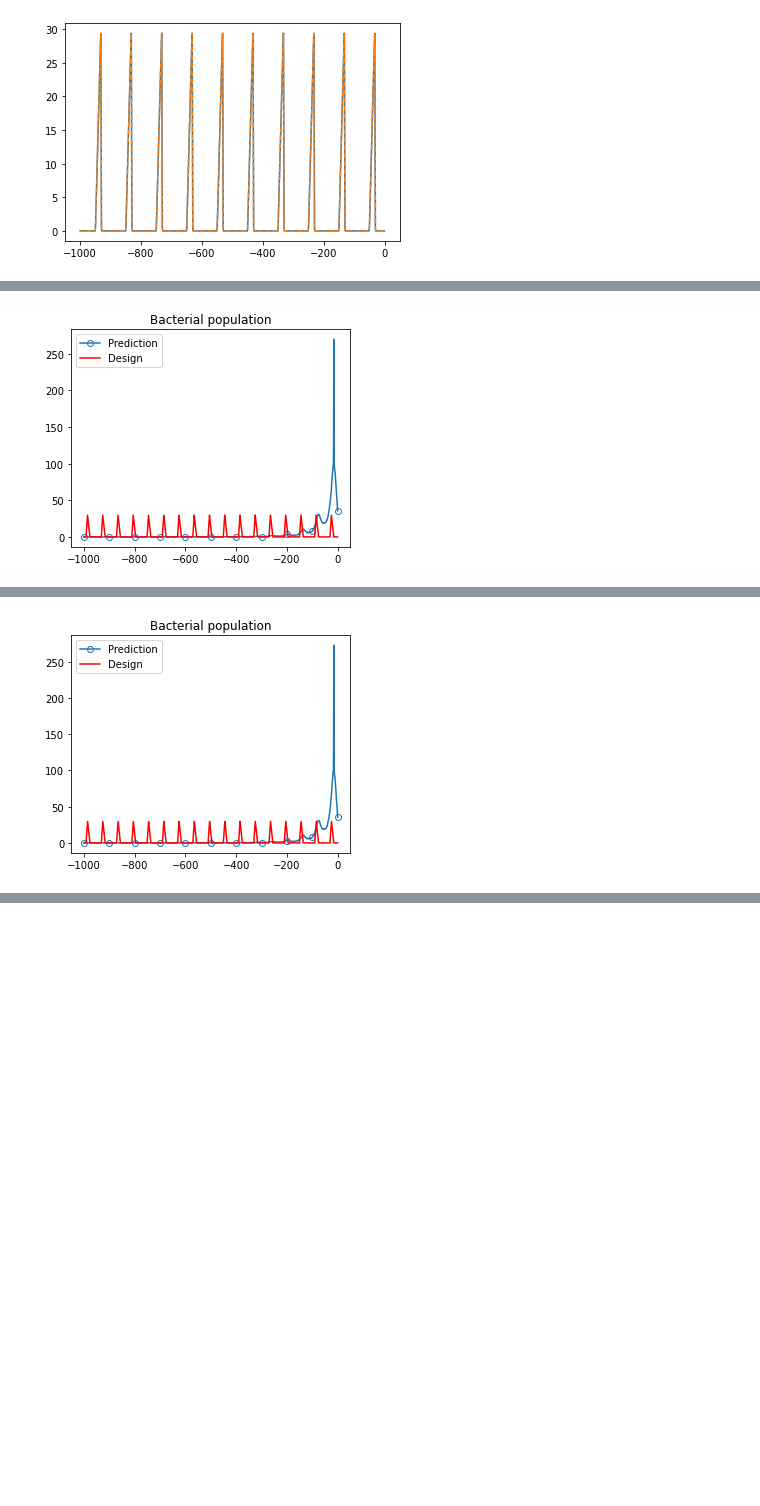
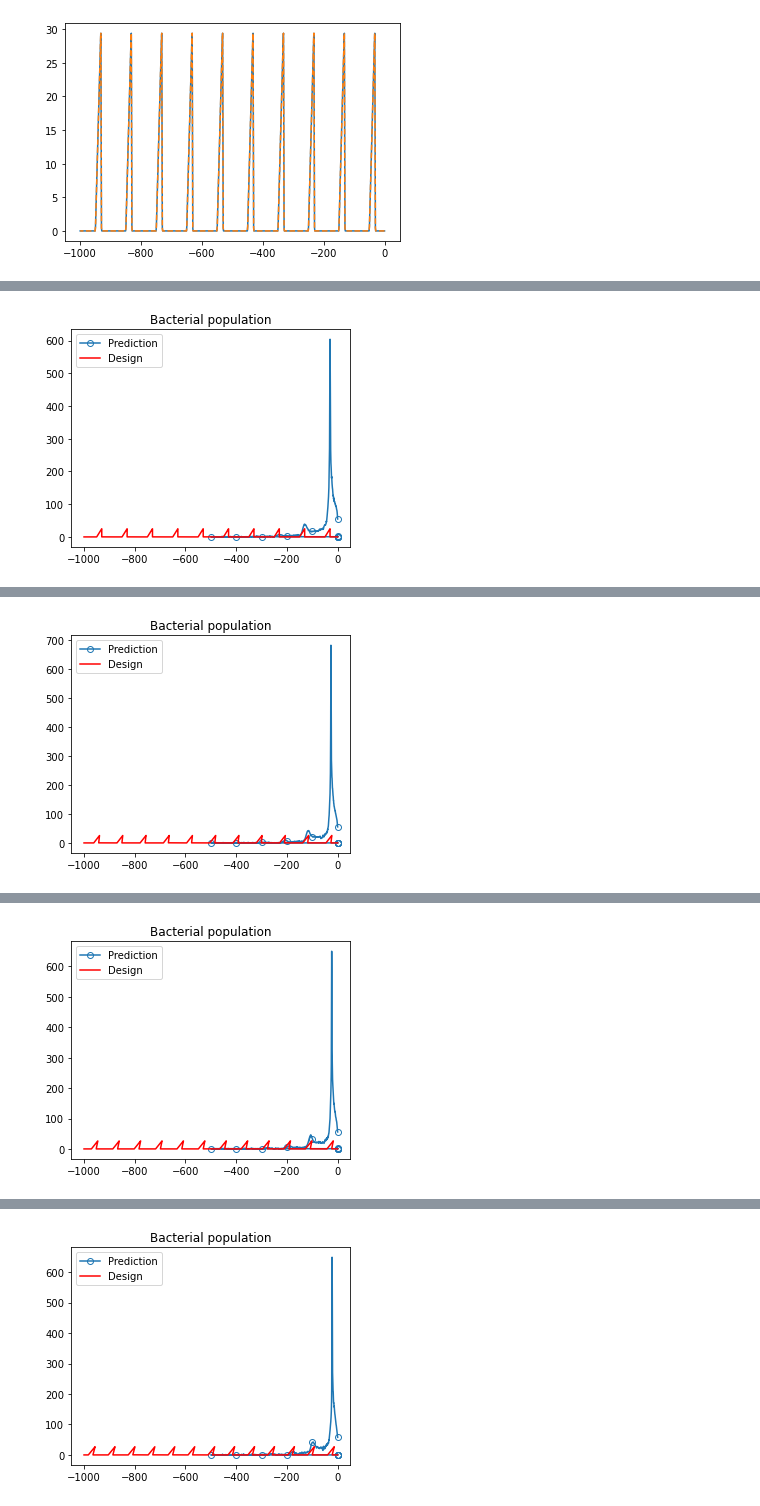
Before and after one commit to zongyi-li/Geo-FNO-catheter, a Jupyter notebook: data_design_length.ipynb, the cells around one changed output, grey strips where cells are left out. Cells and saved outputs as stored; diff of their text form; code cells hidden in the pictures; blank space fills up the shorter version.

```diff
--- a/data_design_length.ipynb
+++ b/data_design_length.ipynb
@@ -189,14 +197,18 @@ min loss =  267931.9210377491 L_p, x2, x3, h =  tensor(60.0993) tensor(-24.5590)
 ################################################################
 
 
-model = torch.load("catheter_plain_length_model_1d500", map_location=device)
+model = torch.load("catheter_plain_length_model_1d1000", map_location=device)
 print(count_params(model))
 
-learning_rate = 0.0001
-epochs = 10001
+learning_rate = 0.001
+epochs = 5001
 step_size = 1000
-gamma = 0.5
+gamma = 0.1
 
+# learning_rate = 0.001
+# epochs = 5001
+# step_size = 500
+# gamma = 0.5
 
 # constraints
 #               60 < L_p < 250
@@ -204,27 +216,62 @@ gamma = 0.5
 #               -L_p/4 < x2 - x1 < L_p/4
 #               15 < x3 - x1 < L_p/4
 #               20 < h < 30
+# def transfer(theta):
+
+#     L_p = 60 + (250 - 60)/(1 + torch.abs(theta[0]))
+#     x1 = -0.5*L_p
+#     x2 = x1  - L_p/4 + (L_p/2)/(1 + torch.abs(theta[1]))
+#     x3 = x1  + 15 + (L_p/4 - 15)/(1 + torch.abs(theta[2]))
+#     h = 20   + (10)/(1 + torch.abs(theta[3]))
+#     return L_p, x1, x2, x3, h
+
+# def inv_transfer(L_p, x2, x3, h):
+#     x1 = -0.5*L_p
+#     theta = np.zeros(4)
+#     theta[0] = (250 - 60)/(L_p - 60) - 1
+#     theta[1] = (L_p/2)/(x2 - x1  + L_p/4) - 1
+#     theta[2] = (L_p/4 - 15)/(x3 - x1  - 15) - 1
+#     theta[3] = 10/(h - 20 ) - 1
+#     return theta
+
+
+# constraints
+#               60 < L_p < 250
+#               x1 = -0.5L_p
+#
+#               15 < x3 - x1 < L_p/4
+#.          -L_p/4 < x2 - x3 < L_p/4
+#               20 < h < 30
+# def transfer(theta):
 def transfer(theta):
 
-    L_p = 60 + (150 - 60)/(1 + torch.abs(theta[0]))
+    L_p = 60 + (250 - 60)/(1 + torch.exp(theta[0]))
     x1 = -0.5*L_p
-    x2 = x1  - L_p/4 + (L_p/2)/(1 + torch.abs(theta[1]))
-    x3 = x1  + 15 + (L_p/4 - 15)/(1 + torch.abs(theta[2]))
-    h = 20   + (10)/(1 + torch.abs(theta[3]))
+    x3 = x1  + 15 + (L_p/4 - 15)/(1 + torch.exp(theta[2]))
+    x2 = x3  - L_p/4 + (L_p/2)/(1 + torch.exp(theta[1]))
+    h = 20   + (10)/(1 + torch.exp(theta[3]))
     return L_p, x1, x2, x3, h
 
+
 def inv_transfer(L_p, x2, x3, h):
+    x1 = -0.5*L_p
     theta = np.zeros(4)
-    theta[0] = (150 - 60)/(L_p - 60) - 1
-    theta[1] = (L_p/2)/(x2 - x1  + L_p/4) - 1
-    theta[2] = (L_p/4 - 15)/(x3 - x1  - 15) - 1
-    theta[3] = 10/(h - 20 ) - 1
+    theta[0] = np.log( (250 - 60)/(L_p - 60) - 1 )
+    theta[1] = np.log( (L_p/2)/(x2 - x3  + L_p/4) - 1 )
+    theta[2] = np.log( (L_p/4 - 15)/(x3 - x1  - 15) - 1 )
+    theta[3] = np.log( 10/(h - 20 ) - 1 )
     return theta
 
-sample, uf, L_p, x1, x2, x3, h = inputPara[:, loss_min_ind]
+# sample, uf, L_p, x1, x2, x3, h = inputPara[:, loss_min_ind]
+# L_p, x2, x3, h = 80.0, -22.0, -22.0, 28.0
+L_p, x2, x3, h = 100.0, -30.0, -30.0, 25.0
+# L_p, x2, x3, h = 61.0, -30.0, -15.0, 29.0
+# x2, x3, h = 73.85438537597656, -9.479606628417969, -19.35201644897461, 27.60188102722168
 theta0 =    inv_transfer(L_p, x2, x3, h)
 
+
 theta = torch.tensor(theta0.astype(np.float32) , requires_grad=True)
+print("initialize : ", transfer(theta))
 
 optimizer = Adam([theta], lr=learning_rate)
 scheduler = torch.optim.lr_scheduler.StepLR(optimizer, step_size=step_size, gamma=gamma)
@@ -235,7 +282,7 @@ myloss = LpLoss(size_average=False)
 L_x = 1000
 N_s = 2001
 xx_mask = (torch.linspace(1.0, 0, N_s) * (-L_x)).to(device)
-
+xx_mask[0:1000] = 0.0
 for ep in range(epochs):
     model.train()
     t1 = default_timer()
@@ -273 +321 @@ L_p, x1, x2, x3, h  =  60.09925079345703 -30.049625396728516 -24.55898094177246
-[figure, old version]
+[figure, new version]
@@ -276 +324 @@ L_p, x1, x2, x3, h  =  60.099246978759766 -30.049623489379883 -24.14391708374023
-[figure, old version]
+[figure, new version]
@@ -277,0 +327 @@ KeyboardInterrupt:
+[figure, added]
@@ -277,0 +330 @@ KeyboardInterrupt:
+[figure, added]
```
Also changed, not shown: parts of 2 cells of this notebook, 8 other files.
